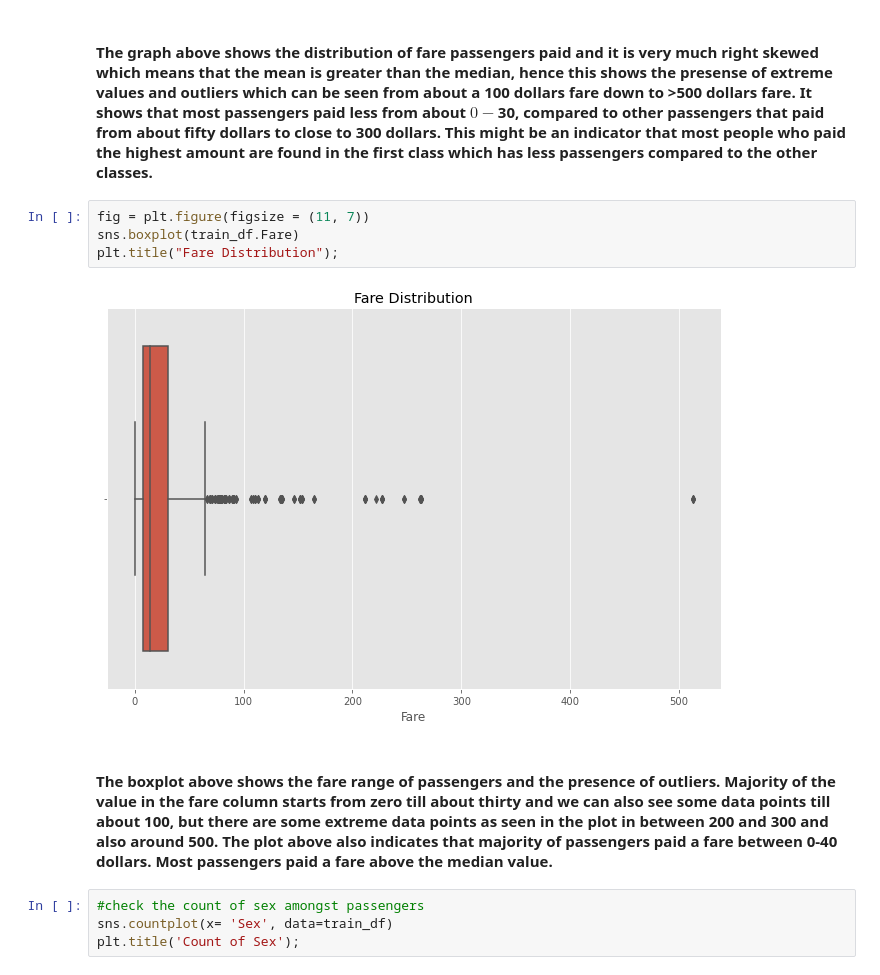
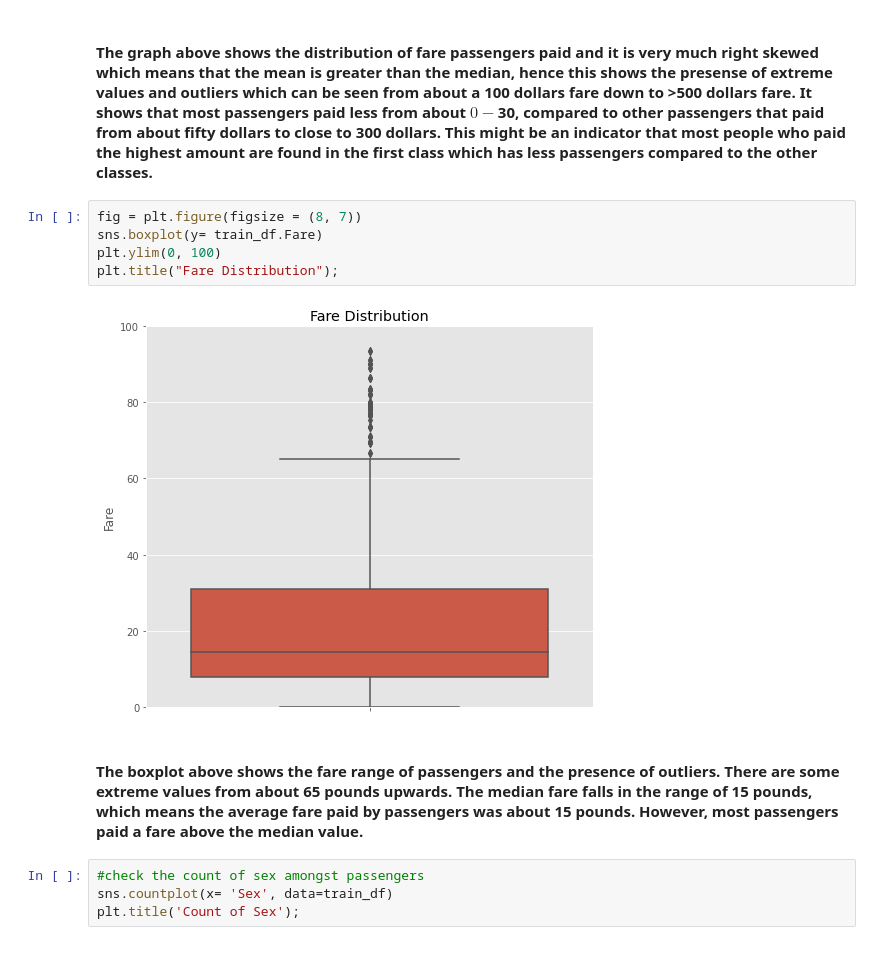
Before and after one commit to Bernice-Akinwande/Kaggle-BIPOC-Mentorship-project, a Jupyter notebook: Titanic Data Analysis .ipynb, the cells around one changed output. Saved outputs shown, nothing was run; the diff lists cells and outputs as text.

```diff
--- a/Titanic Data Analysis .ipynb
+++ b/Titanic Data Analysis .ipynb
@@ -183,13 +208,14 @@ plt.title('Fare Distribution of Passengers');
 # %% [markdown]
 #### The graph above shows the distribution of fare passengers paid and it is very much right skewed which means that the mean is greater than the median, hence this shows the presense of extreme values and outliers which can be seen from about a 100 dollars fare down to >500 dollars fare. It shows that most passengers paid less from about $0-$30, compared to other passengers that paid from about fifty dollars to close to 300 dollars. This might be an indicator that most people who paid the highest amount are found in the first class which has less passengers compared to the other classes.
 # %%
-fig = plt.figure(figsize = (11, 7))
-sns.boxplot(train_df.Fare)
+fig = plt.figure(figsize = (8, 7))
+sns.boxplot(y= train_df.Fare)
+plt.ylim(0, 100)
 plt.title("Fare Distribution");
 # %% [output]
-[figure, old version]
+[figure, new version]
 # %% [markdown]
-#### The boxplot above shows the fare range of passengers and the presence of outliers. Majority of the value in the fare column starts from zero till about thirty and we can also see some data points till about 100, but there are some extreme data points as seen in the plot in between 200 and 300 and also around 500. The plot above also indicates that majority of passengers paid a fare between 0-40 dollars. Most passengers paid a fare above the median value.
+#### The boxplot above shows the fare range of passengers and the presence of outliers. There are some extreme values from about 65 pounds upwards. The median fare falls in the range of 15 pounds, which means the average fare paid by passengers was about 15 pounds. However, most passengers paid a fare above the median value.
 # %%
 #check the count of sex amongst passengers
 sns.countplot(x= 'Sex', data=train_df)
```
Also changed, not shown: parts of 35 cells of this notebook.
